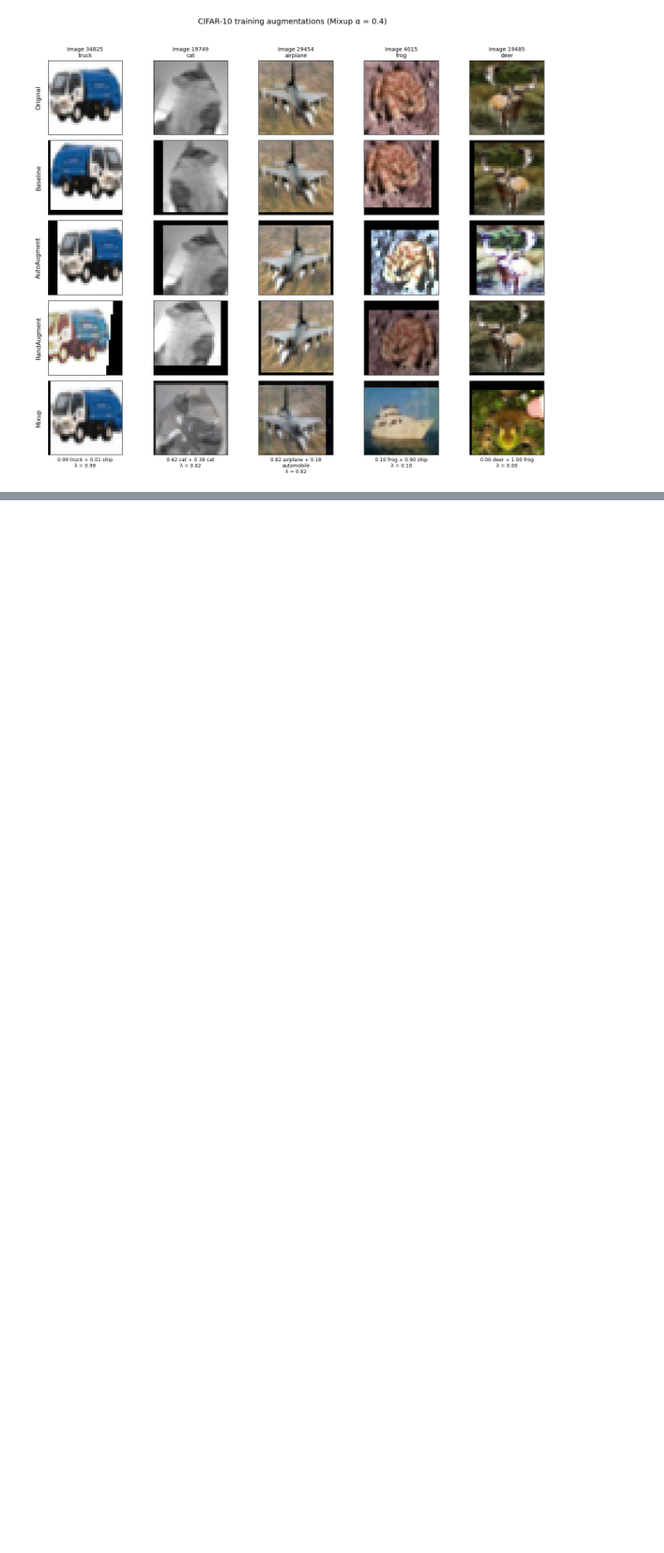
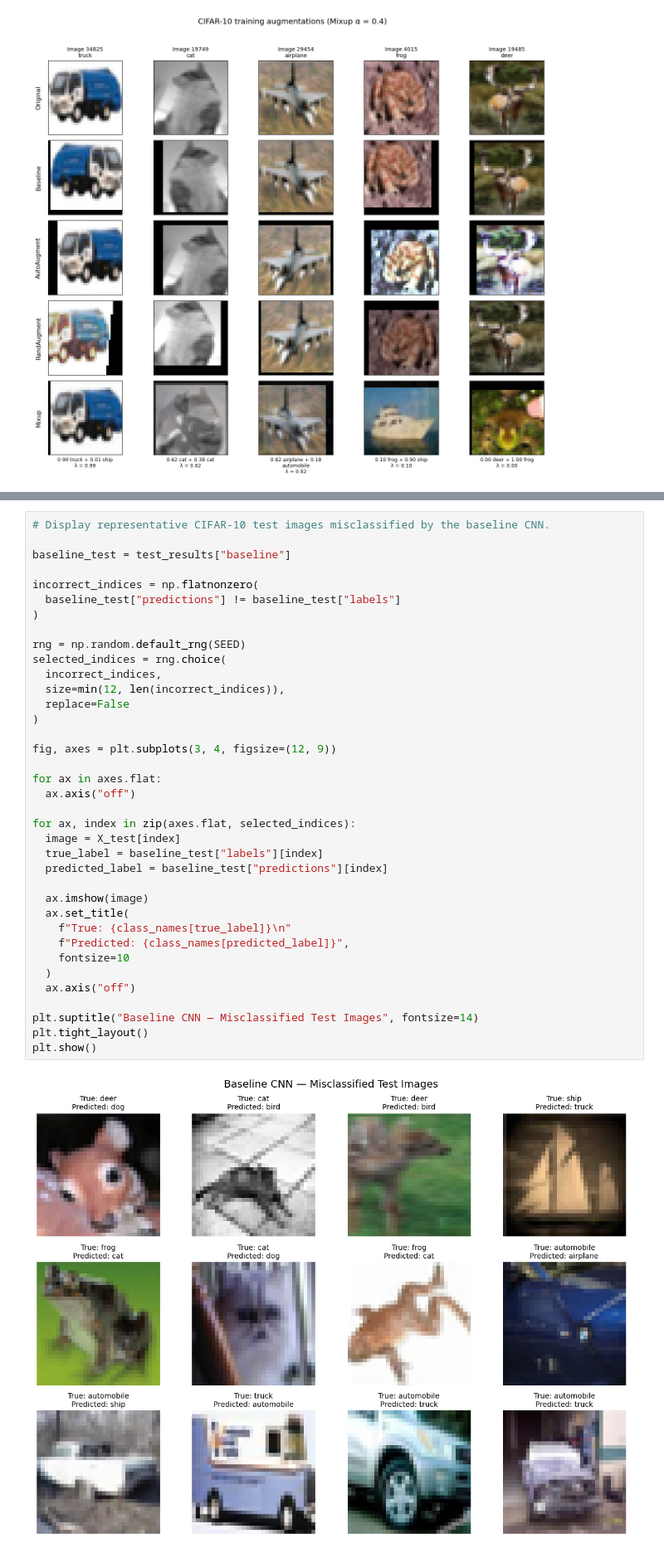
Before and after one commit to CandidoS391/learning-under-transformation, a Jupyter notebook: autoaugment_randaugment_mixup.ipynb, the cells around one changed output, grey strips where cells are left out. Shown at 83% size. Drawn from its saved outputs; the diff is of its cells as text; blank space fills up the shorter version.

```diff
--- a/autoaugment_randaugment_mixup.ipynb
+++ b/autoaugment_randaugment_mixup.ipynb
@@ -466,0 +1221,39 @@ Although these examples help illustrate the differences between the augmentation
+# %%
+# Display representative CIFAR-10 test images misclassified by the baseline CNN.
+
+baseline_test = test_results["baseline"]
+
+incorrect_indices = np.flatnonzero(
+  baseline_test["predictions"] != baseline_test["labels"]
+)
+
+rng = np.random.default_rng(SEED)
+selected_indices = rng.choice(
+  incorrect_indices,
+  size=min(12, len(incorrect_indices)),
+  replace=False
+)
+
+fig, axes = plt.subplots(3, 4, figsize=(12, 9))
+
+for ax in axes.flat:
+  ax.axis("off")
+
+for ax, index in zip(axes.flat, selected_indices):
+  image = X_test[index]
+  true_label = baseline_test["labels"][index]
+  predicted_label = baseline_test["predictions"][index]
+
+  ax.imshow(image)
+  ax.set_title(
+    f"True: {class_names[true_label]}\n"
+    f"Predicted: {class_names[predicted_label]}",
+    fontsize=10
+  )
+  ax.axis("off")
+
+plt.suptitle("Baseline CNN — Misclassified Test Images", fontsize=14)
+plt.tight_layout()
+plt.show()
+# %% [output]
+[figure, added]
```
Also changed, not shown: parts of 24 cells of this notebook.
